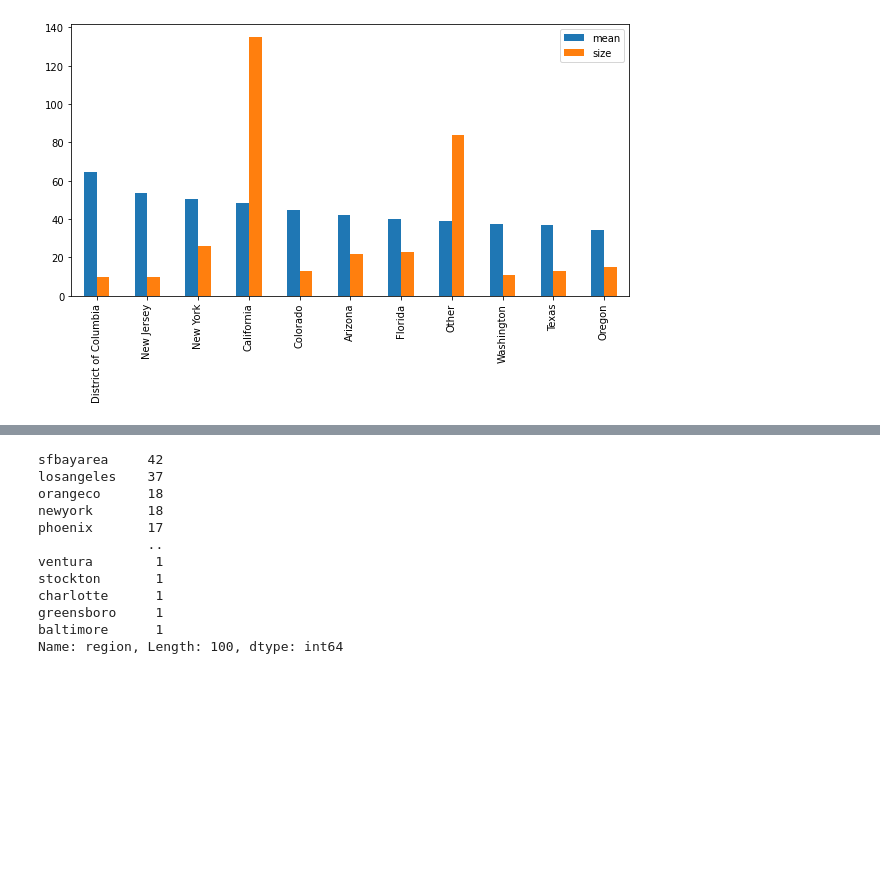
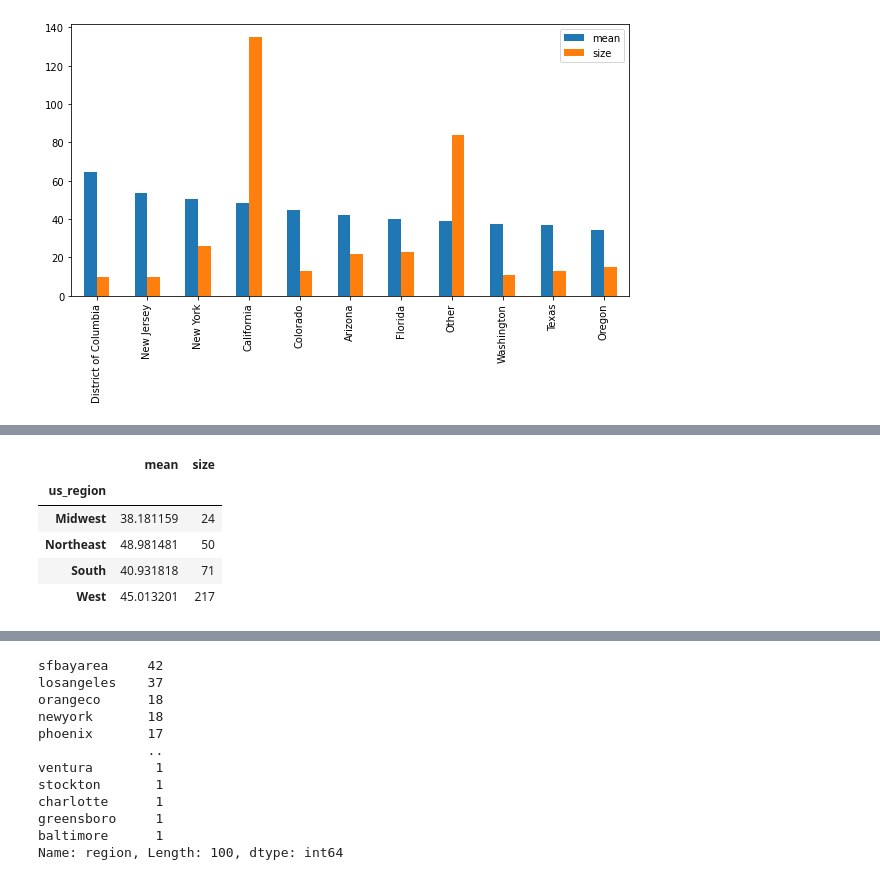
Before and after one commit to papir805/craigslist_web_scraper, a Jupyter notebook: CL_eda/tutoring_EDA_with_SQL.ipynb, the cells around one changed output, grey strips where cells are left out. Drawn from its saved outputs; the diff is of its cells as text; code cells hidden in the pictures; blank space fills up the shorter version.

```diff
--- a/CL_eda/tutoring_EDA_with_SQL.ipynb
+++ b/CL_eda/tutoring_EDA_with_SQL.ipynb
@@ -134,0 +121,9 @@ states_grpby_count = df_sql.groupby(lambda x: state_grouper_by_count(df_sql, x,
+# %%
+df_sql.groupby('us_region')['price'].agg(['mean', 'size'])
+# %% [output]
+|  | mean | size |
+| us_region |  |  |
+| Midwest | 38.181159 | 24 |
+| Northeast | 48.981481 | 50 |
+| South | 40.931818 | 71 |
+| West | 45.013201 | 217 |
```
Also changed, not shown: parts of 2 cells of this notebook, 2 other files.
